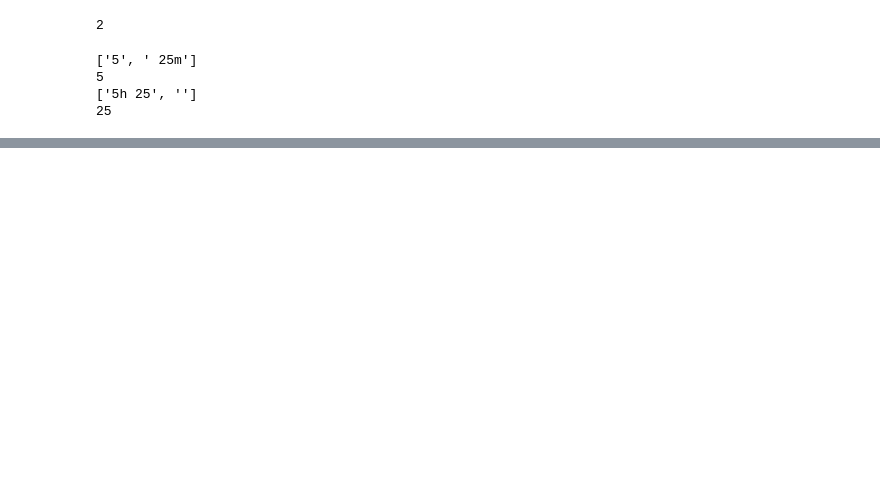
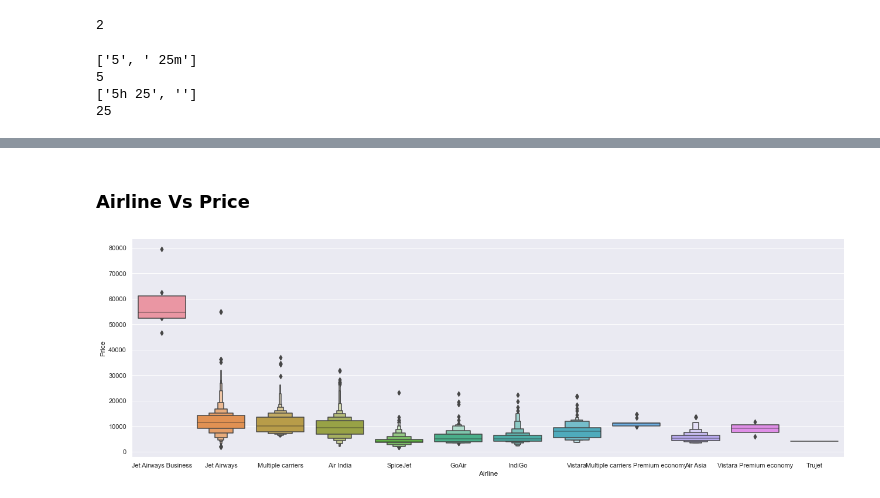
Before and after one commit to Jateendra/FlightPrediction_Dockerization, a Jupyter notebook: flight_price.ipynb, the cells around one changed output, grey strips where cells are left out. Saved outputs shown, nothing was run; the diff lists cells and outputs as text; code cells hidden in the pictures; blank space fills up the shorter version.

Commit message:
data cleaning done

```diff
--- a/flight_price.ipynb
+++ b/flight_price.ipynb
@@ -202,0 +225,11 @@ train_data.head()
+# %% [markdown]
+### Airline Vs Price
+# %%
+# Analyzing Airline vs Price in a plot :-
+
+## From the below graph, its clear that the Jet Airways is the most expensive carrier
+
+sns.catplot(x="Airline", y="Price", data=train_data.sort_values("Price", ascending=False), kind='boxen', height=6, aspect=3)
+plt.show()
+# %% [output]
+[figure, added]
```
Also changed, not shown: parts of 38 cells of this notebook.
